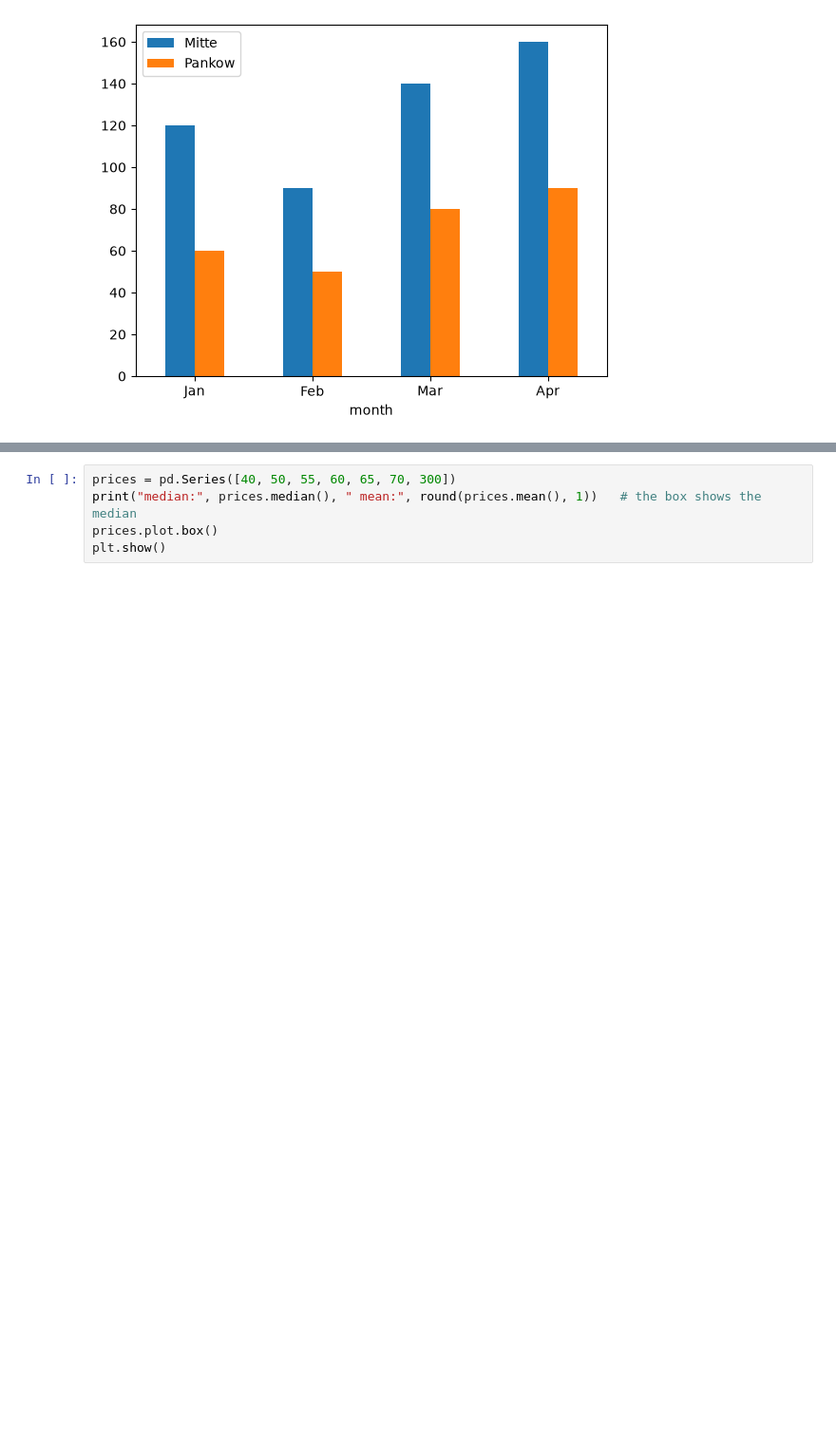
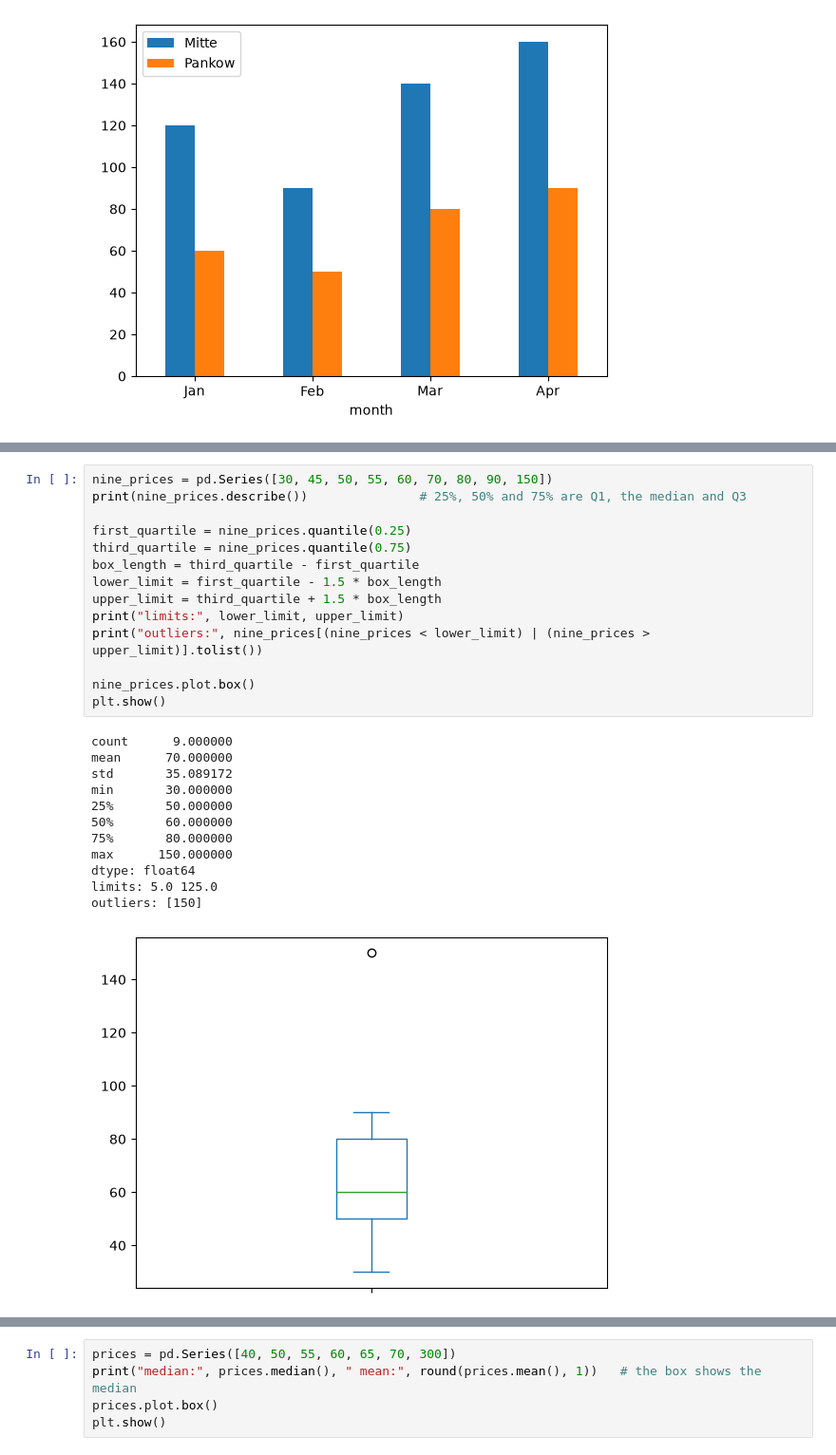
Before and after one commit to khoadaniel/statistical-programming-mpmd-htw-ws-2026, a Jupyter notebook: sessions/01-careers-and-python/workbooks/05-lecture-plotting-with-pandas.ipynb, the cells around one changed output, grey strips where cells are left out. Shown at 95% size. Drawn from its saved outputs; the diff is of its cells as text; blank space fills up the shorter version.

```diff
--- a/sessions/01-careers-and-python/workbooks/05-lecture-plotting-with-pandas.ipynb
+++ b/sessions/01-careers-and-python/workbooks/05-lecture-plotting-with-pandas.ipynb
@@ -123,0 +217,27 @@ A box plot summarises a column in a few marks: the line is the **median**, the b
+# %%
+nine_prices = pd.Series([30, 45, 50, 55, 60, 70, 80, 90, 150])
+print(nine_prices.describe())               # 25%, 50% and 75% are Q1, the median and Q3
+
+first_quartile = nine_prices.quantile(0.25)
+third_quartile = nine_prices.quantile(0.75)
+box_length = third_quartile - first_quartile
+lower_limit = first_quartile - 1.5 * box_length
+upper_limit = third_quartile + 1.5 * box_length
+print("limits:", lower_limit, upper_limit)
+print("outliers:", nine_prices[(nine_prices < lower_limit) | (nine_prices > upper_limit)].tolist())
+
+nine_prices.plot.box()
+plt.show()
+# %% [output]
+count      9.000000
+mean      70.000000
+std       35.089172
+min       30.000000
+25%       50.000000
+50%       60.000000
+75%       80.000000
+max      150.000000
+dtype: float64
+limits: 5.0 125.0
+outliers: [150]
+[figure, added]
```
Also changed, not shown: parts of 46 cells of this notebook, 27 other files.
